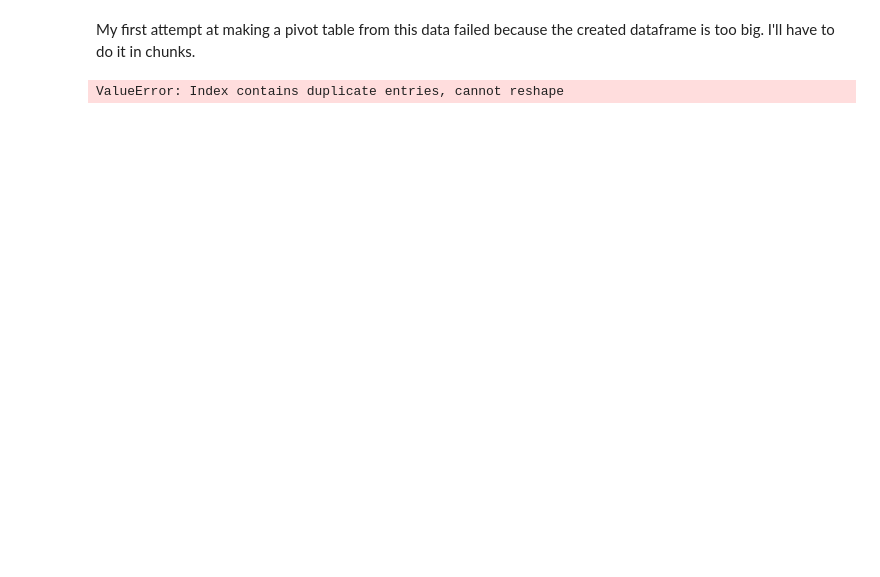
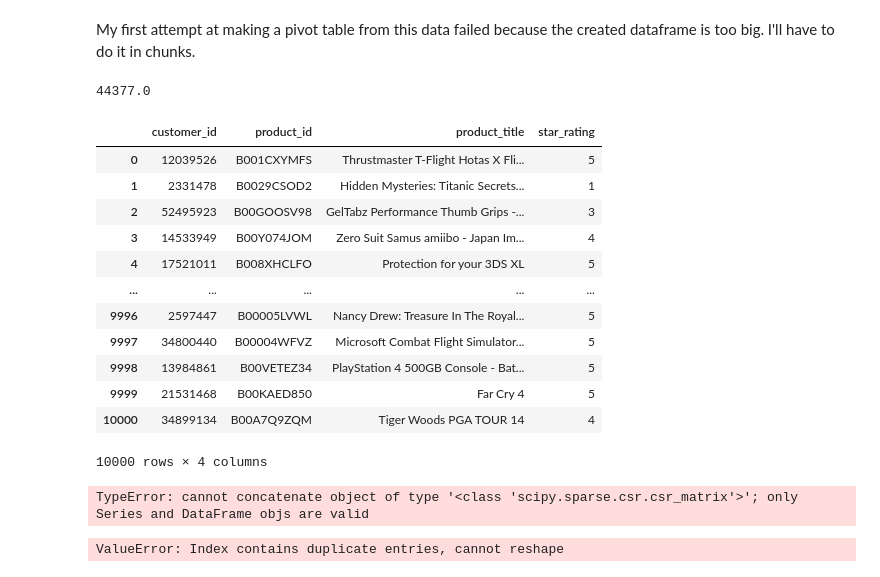
Before and after one commit to griffinwt/nextale, a Jupyter notebook: video_games_EDA.ipynb, the cells around one changed output. Drawn from its saved outputs; the diff is of its cells as text; code cells hidden in the pictures; blank space fills up the shorter version.

```diff
--- a/video_games_EDA.ipynb
+++ b/video_games_EDA.ipynb
@@ -57,0 +98,6 @@ Index(['customer_id', 'review_id', 'product_id', 'product_parent',
+# %%
+xtra_rev_cs = []
+for key, value in dict(review_bools[review_bools==True]).items():
+    xtra_rev_cs.append({key[0]:key[1]}) #return customer id and product id ONLY
+#list of customer id numbers for those with more than 1 review for same item
+xtra_rev_cs[:5]  #preview
@@ -57,0 +122,10 @@ Index(['customer_id', 'review_id', 'product_id', 'product_parent',
+# %%
+rev_indexes_to_drop = []
+for pair in xtra_rev_cs:
+    for key, value in pair.items():
+        rev_indexes_to_drop.append(  #add index numbers to the empty list
+        df[(df['customer_id'] == key) &    #where customer id is the key from xtra_rev_cs...
+       (df['product_id']==value)].sort_values( #and product id is the value from xtra_rev_cs
+        by='review_date', ascending=False).index[1:] #starting with the SECOND index number
+        )
+rev_indexes_to_drop[:5] #preview
@@ -57,0 +142,6 @@ Index(['customer_id', 'review_id', 'product_id', 'product_parent',
+# %%
+ritd_2 = []
+for n in rev_indexes_to_drop:
+    for k in n:
+        ritd_2.append(k)
+ritd_2[:5] #preview
@@ -57,0 +154,3 @@ Index(['customer_id', 'review_id', 'product_id', 'product_parent',
+# %%
+df.drop(index=ritd_2, inplace=True) #drop all index numbers in list ritd_2
+df.groupby('customer_id')['product_id'].value_counts().sort_values(ascending=False) #check if gone
@@ -61,3 +174,23 @@ df2 = df[['customer_id', 'product_id', 'product_title', 'star_rating']].copy()
 #pivot = pd.pivot_table(df2, index='product_title', columns='customer_id', values='star_rating')
 # %% [markdown]
 My first attempt at making a pivot table from this data failed because the created dataframe is too big. I'll have to do it in chunks.
+# %%
+len(df2)/37
+# %% [output]
+44377.0
+# %%
+df2[:10_000] #partial dataframe
+# %% [output]
+|  | customer_id | product_id | product_title | star_rating |
+| 0 | 12039526 | B001CXYMFS | Thrustmaster T-Flight Hotas X Fli... | 5 |
+| 1 | 2331478 | B0029CSOD2 | Hidden Mysteries: Titanic Secrets... | 1 |
+| 2 | 52495923 | B00GOOSV98 | GelTabz Performance Thumb Grips -... | 3 |
+| 3 | 14533949 | B00Y074JOM | Zero Suit Samus amiibo - Japan Im... | 4 |
+| 4 | 17521011 | B008XHCLFO | Protection for your 3DS XL | 5 |
+| ... | ... | ... | ... | ... |
+| 9996 | 2597447 | B00005LVWL | Nancy Drew: Treasure In The Royal... | 5 |
+| 9997 | 34800440 | B00004WFVZ | Microsoft Combat Flight Simulator... | 5 |
+| 9998 | 13984861 | B00VETEZ34 | PlayStation 4 500GB Console - Bat... | 5 |
+| 9999 | 21531468 | B00KAED850 | Far Cry 4 | 5 |
+| 10000 | 34899134 | B00A7Q9ZQM | Tiger Woods PGA TOUR 14 | 4 |
+10000 rows × 4 columns
@@ -64,3 +223,7 @@ My first attempt at making a pivot table from this data failed because the creat
+# %%
+vg_sparse = chunky_pivot(df2)
+# %% [output]
+TypeError: cannot concatenate object of type '<class 'scipy.sparse.csr.csr_matrix'>'; only Series and DataFrame objs are valid
 # %%
 chunk_sz = 10_000
 chunks = [n for n in range(0, len(df2), chunk_sz)]
```
Also changed, not shown: parts of 23 cells of this notebook.
